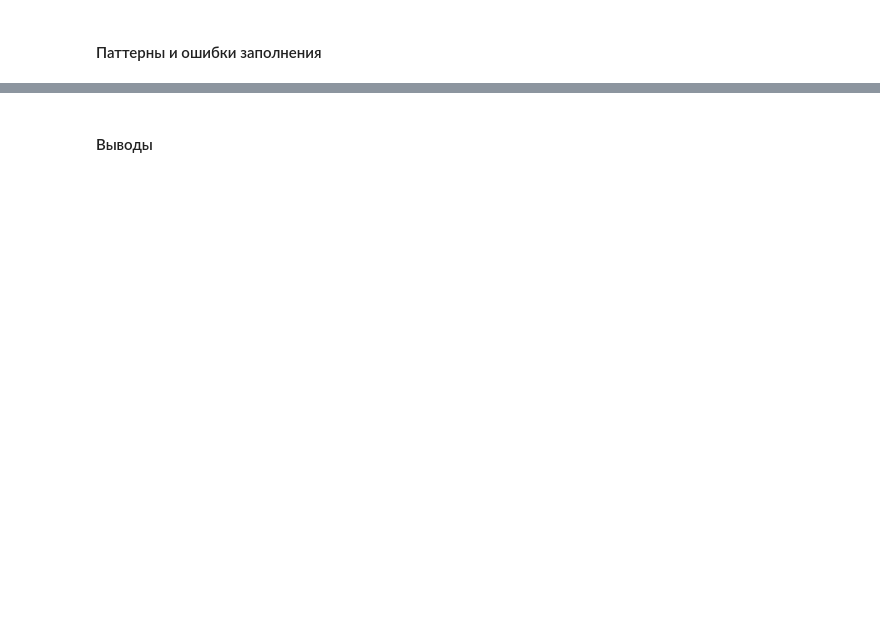
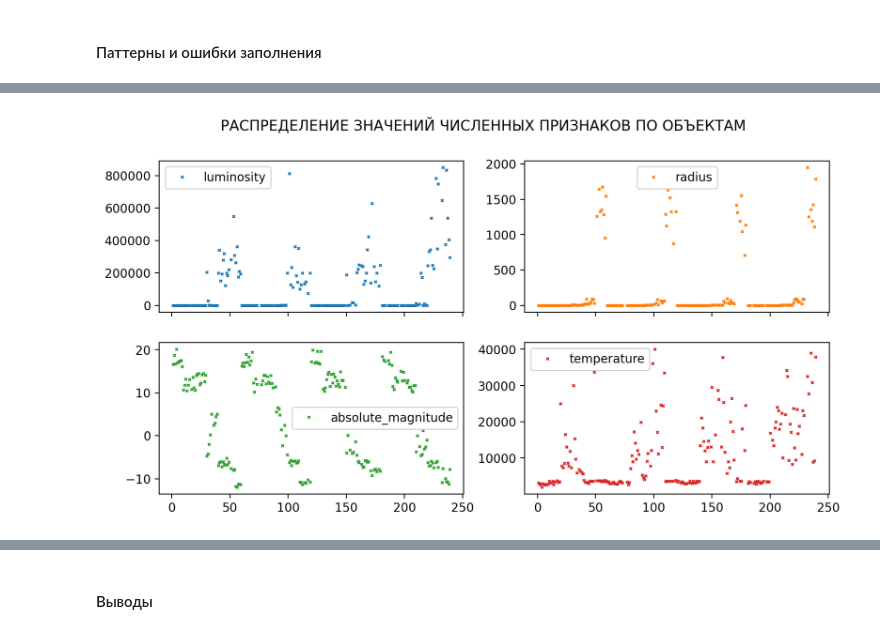
Before and after one commit to dimdasci/yp14-torch-nn-refression, a Jupyter notebook: notebooks/yp14-star-temperature-prediction.ipynb, the cells around one changed output, grey strips where cells are left out. Drawn from its saved outputs; the diff is of its cells as text; code cells hidden in the pictures; blank space fills up the shorter version.

Commit message:
observed data quality

```diff
--- a/notebooks/yp14-star-temperature-prediction.ipynb
+++ b/notebooks/yp14-star-temperature-prediction.ipynb
@@ -37,0 +106,5 @@
+# %%
+data.columns = [
+    'temperature', 'luminosity', 'radius', 'absolute_magnitude', 'star_type',
+    'star_color'
+]
@@ -37,0 +115,7 @@
+# %%
+X = data.drop('temperature', axis=1)
+y = data.temperature
+X_train, X_test, y_train, y_test = train_test_split(X,
+                                                    y,
+                                                    test_size=.15,
+                                                    random_state=RANDOM_STATE)
@@ -44,2 +172,4 @@
+# %%
+df = X_train.join(y_train).copy()
 # %% [markdown]
 ### Структура данных
@@ -48,2 +194,6 @@
+# %%
+target_column = ["temperature"]
+numerical_columns = ["luminosity", "radius", "absolute_magnitude"]
+categorical_columns = ["star_type", "star_color"]
 # %% [markdown]
 #### Количество уникальных значений
@@ -61,0 +271,10 @@
+# %%
+df[numerical_columns+target_column].plot(
+    lw=0, marker="x", subplots=True, layout=(-1, 2),
+    figsize=(10, 5), markersize=2,
+    title = 'Распределение значений численных признаков по объектам'.upper()
+)
+plt.legend(loc='upper left')
+plt.show()
+# %% [output]
+[figure, added]
```
Also changed, not shown: parts of 45 cells of this notebook.
